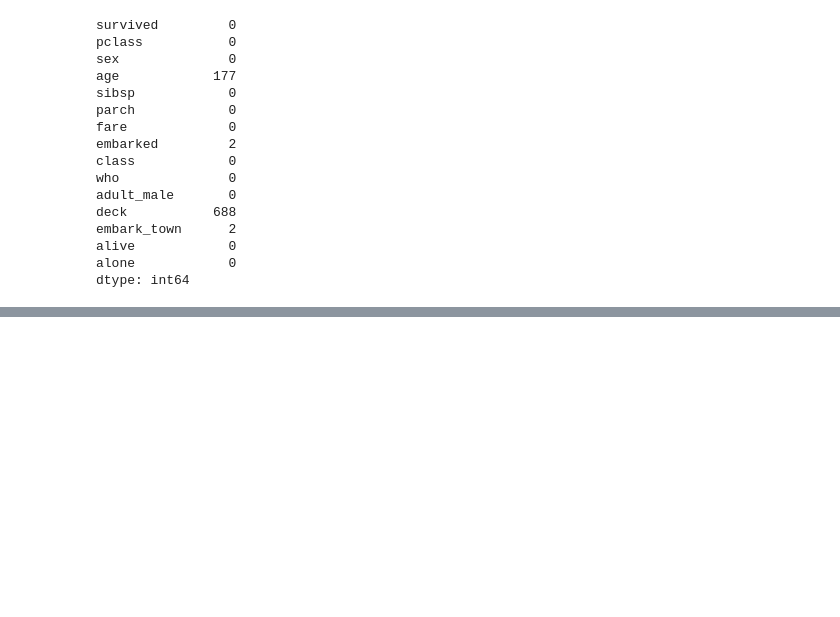
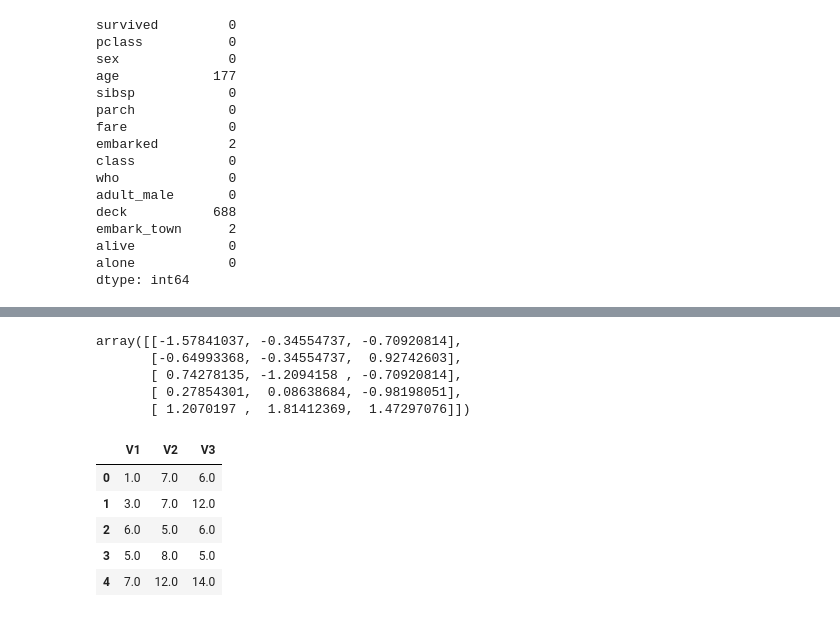
Before and after one commit to hafizeogut/Data_Science_Algorthim, a Jupyter notebook: 01_eksik_veri_analizi.ipynb, the cells around one changed output, grey strips where cells are left out. Saved outputs shown, nothing was run; the diff lists cells and outputs as text; code cells hidden in the pictures; blank space fills up the shorter version.

```diff
--- a/01_eksik_veri_analizi.ipynb
+++ b/01_eksik_veri_analizi.ipynb
@@ -606,0 +592,18 @@ from ycimpute
+# %%
+from sklearn import preprocessing
+preprocessing.scale(df)
+# %% [output]
+array([[-1.57841037, -0.34554737, -0.70920814],
+       [-0.64993368, -0.34554737,  0.92742603],
+       [ 0.74278135, -1.2094158 , -0.70920814],
+       [ 0.27854301,  0.08638684, -0.98198051],
+       [ 1.2070197 ,  1.81412369,  1.47297076]])
+# %%
+df  #orijinal yapısını korur
+# %% [output]
+|  | V1 | V2 | V3 |
+| 0 | 1.0 | 7.0 | 6.0 |
+| 1 | 3.0 | 7.0 | 12.0 |
+| 2 | 6.0 | 5.0 | 6.0 |
+| 3 | 5.0 | 8.0 | 5.0 |
+| 4 | 7.0 | 12.0 | 14.0 |
```
Also changed, not shown: parts of 15 cells of this notebook.
